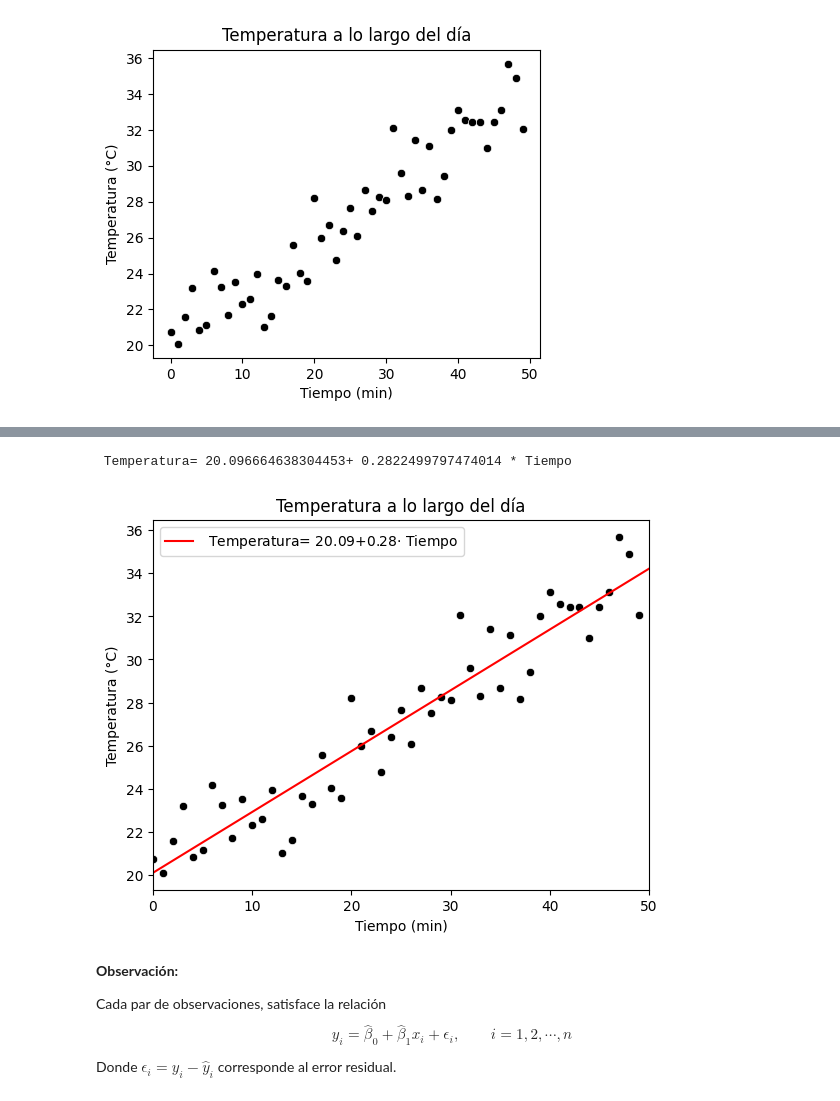
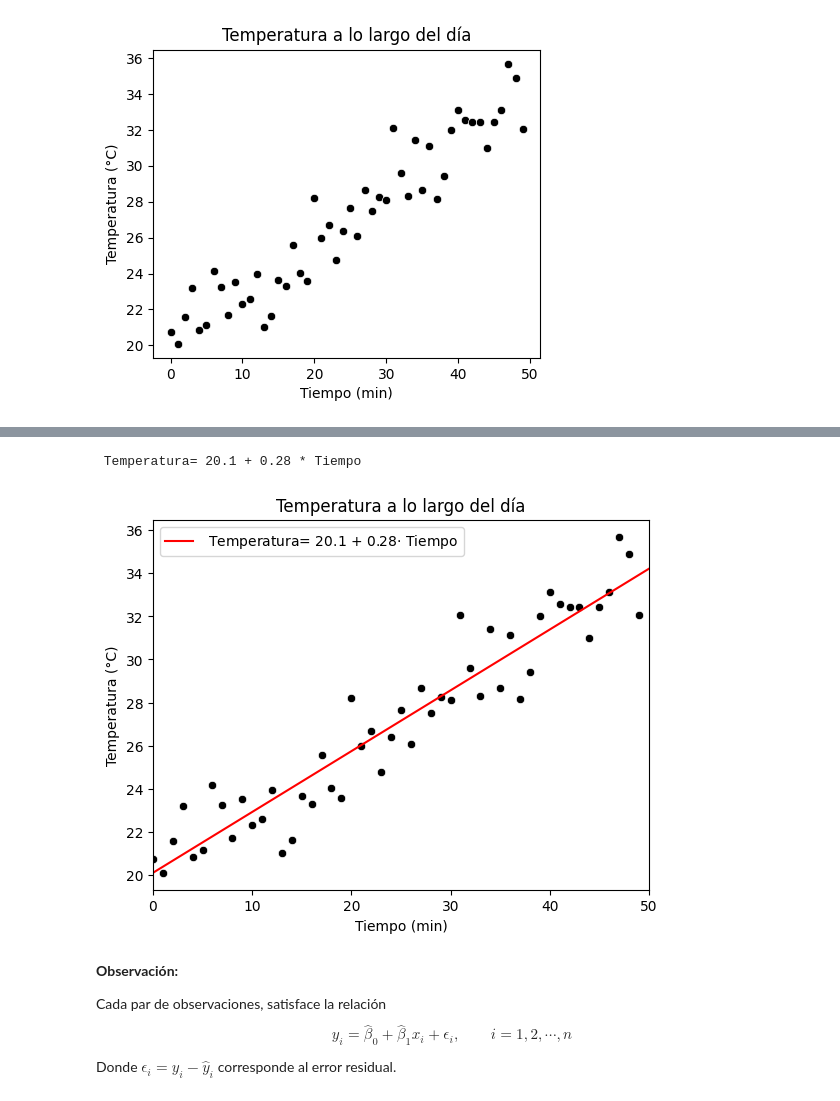
Before and after one commit to canischilensis/data-science, a Jupyter notebook: machine-learning/aprendizaje-supervisado/Regresión/Regresion-lineal/tiempo-vs-hora/tiempo-vs-hora.ipynb, the cells around one changed output, grey strips where cells are left out. Cells and saved outputs as stored; diff of their text form; code cells hidden in the pictures.

```diff
--- a/machine-learning/aprendizaje-supervisado/Regresión/Regresion-lineal/tiempo-vs-hora/tiempo-vs-hora.ipynb
+++ b/machine-learning/aprendizaje-supervisado/Regresión/Regresion-lineal/tiempo-vs-hora/tiempo-vs-hora.ipynb
@@ -175,21 +175,21 @@ Notes:
 # Los valores de b_0 y b_1 son
 parametros=modelo.params
 # %%
-print(f' Temperatura= {parametros.iloc[0]}+ {parametros.iloc[1]} * Tiempo')
+print(f' Temperatura= {round(parametros.iloc[0],2)} + {round(parametros.iloc[1],2)} * Tiempo')
 # %% [output]
- Temperatura= 20.096664638304453+ 0.2822499797474014 * Tiempo
+ Temperatura= 20.1 + 0.28 * Tiempo
 # %%
 from statsmodels.graphics.regressionplots import abline_plot
 # %%
 fig,ax=plt.subplots()
 sns.scatterplot(x=df['Tiempo (min)'],y=df['Temperatura (°C)'],color='black')
-abline_plot(model_results=modelo,ax=ax,color='red', label=f' Temperatura= 20.09+0.28$\cdot$ Tiempo')
+abline_plot(model_results=modelo,ax=ax,color='red', label=f' Temperatura= {round(parametros.iloc[0],2)} + {round(parametros.iloc[1],2)}$\cdot$ Tiempo')
 plt.title('Temperatura a lo largo del día')
 plt.xlim(0,50)
 plt.legend()
 plt.show()
 # %% [output]
-[figure, old version]
+[figure, new version]
 # %% [markdown]
 
 **Observación:**
```
Also changed, not shown: parts of 8 cells of this notebook, 1 other file.
